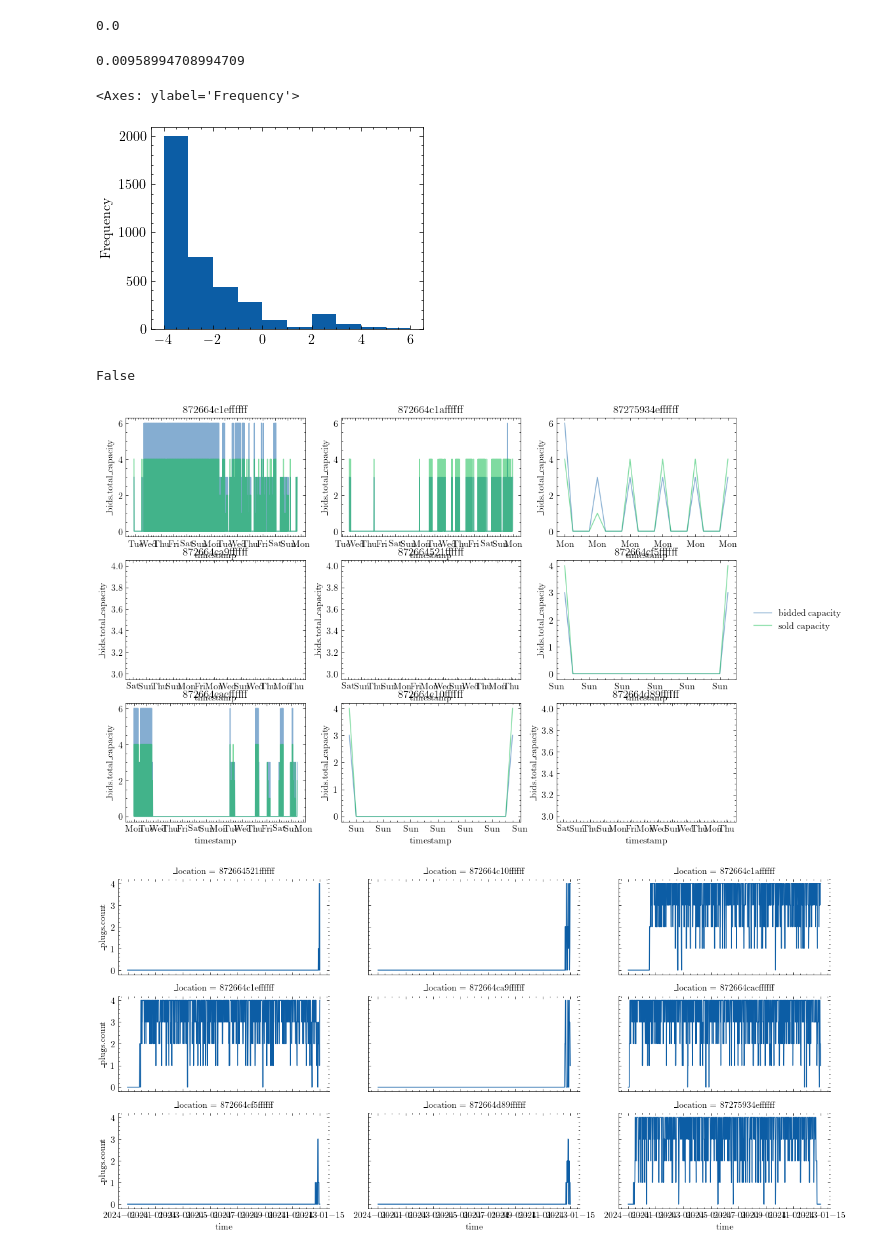
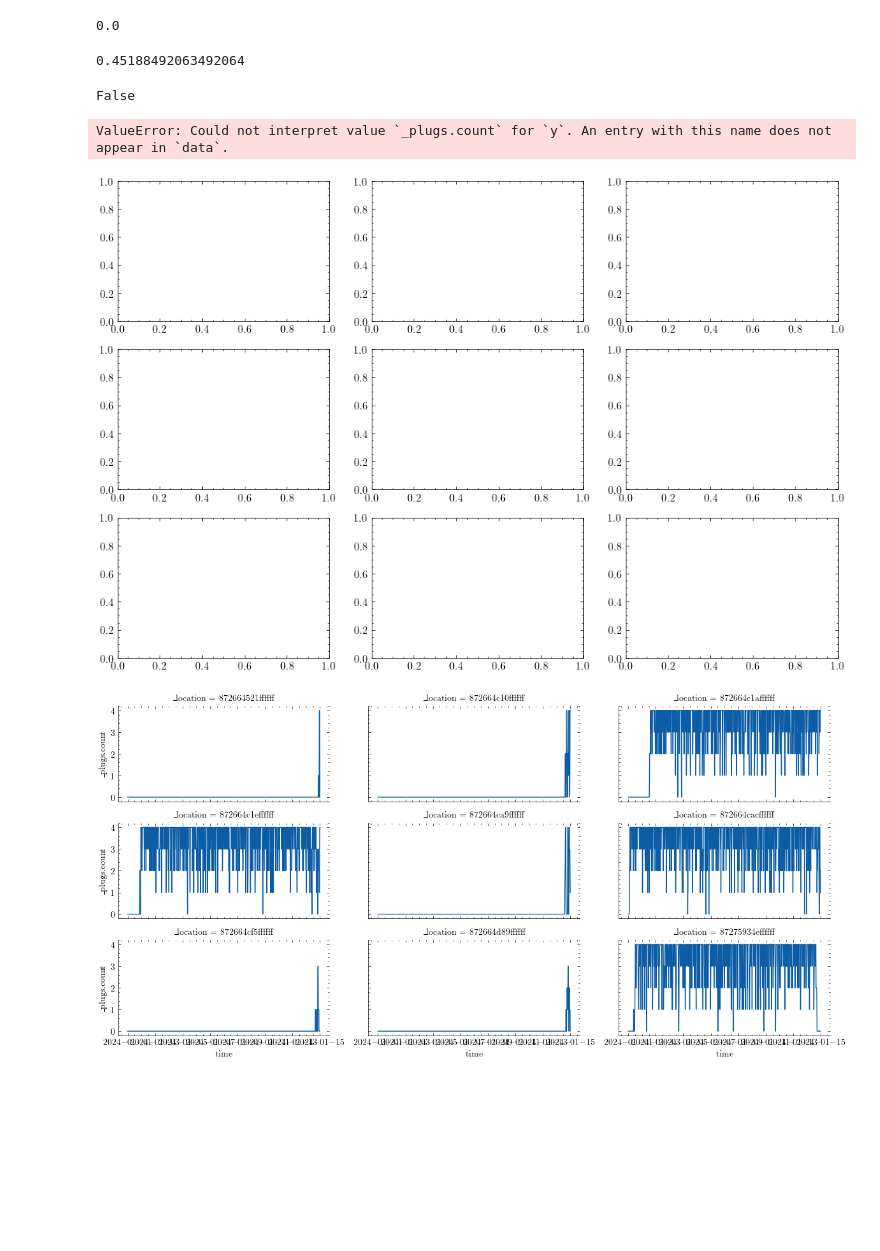
Before and after one commit to IS3UniCologne/urban-mobility-simulation, a Jupyter notebook: resources/scripts/simulation_analysis/shared_charging.ipynb, the cells around one changed output. Drawn from its saved outputs; the diff is of its cells as text; code cells hidden in the pictures; blank space fills up the shorter version.

```diff
--- a/resources/scripts/simulation_analysis/shared_charging.ipynb
+++ b/resources/scripts/simulation_analysis/shared_charging.ipynb
@@ -302,7 +302,7 @@ ax.xaxis.set_major_formatter(mdates.DateFormatter('%a %H:%M'))
 # %%
 charging_station_tracking_coordinated.sort_values(by=['time', '_location'], inplace=True)
 g = sns.relplot(
-    data=charging_station_tracking_coordinated, x='time', y='_plugs.count', col='_location', kind='line', col_wrap=3, height=2)
+    data=charging_station_tracking_coordinated, x='time', y='_plugs.count', col='_location', kind='line', col_wrap=3, height=2, aspect=2)
 
 axes = g.axes.flat
 
@@ -388,14 +401,9 @@ np.mean((capa['_bids.total_capacity'] == 0) & (capa['_result.capacity'] > 0))
 # %% [output]
 0.0
 # %%
-np.mean(capa['_bids.total_capacity'] < capa['_result.capacity'])
+np.mean(capa['_result.capacity'] < capa['_plugs.count'])
 # %% [output]
-0.00958994708994709
+0.45188492063492064
-# %%
-(capa['_bids.total_capacity'] - capa['_plugs.count']).plot(kind='hist')
-# %% [output]
-<Axes: ylabel='Frequency'>
-[figure, removed]
 # %%
 any(charging_station_tracking_coordinated['_plugs.count'] > 4)
 # %% [output]
@@ -403,20 +411,21 @@ False
 # %%
 fig, ax = plt.subplots(3,3, figsize=(12, 8))
 
 for i, s in enumerate(station_locations):
     a = ax[(i // 3)][i % 3]
     # print(f"[{(i // 3)}][{i % 3}]")
 
-    sns.lineplot(data=auction_capa[auction_capa['location'] == s], x='timestamp', y='_bids.total_capacity', label='bidded capacity', ax=a, legend=False, alpha = 0.5)
+    sns.lineplot(data=auction_capa[auction_capa['location'] == s], x='timestamp', y='_plugs.count', label='used capacity', ax=a, legend=False, alpha = 0.5)
     sns.lineplot(data=auction_capa[auction_capa['location'] == s], x='timestamp', y='_result.capacity', label='sold capacity', ax=a, legend=False, alpha=0.5)
     a.set_title(s)
     a.xaxis.set_major_locator(mdates.AutoDateLocator(maxticks=SIM_DAYS))
     a.xaxis.set_major_formatter(mdates.DateFormatter('%a'))
 
     if i == 5:
         a.legend(bbox_to_anchor=(1.05, 0.5), loc='center left')
 # %% [output]
+ValueError: Could not interpret value `_plugs.count` for `y`. An entry with this name does not appear in `data`.
-[figure, old version]
+[figure, new version]
 # %%
 sns.relplot(data=charging_capa, x='time', y='_plugs.count', col='_location', kind='line', col_wrap=3, height=2, aspect=2)
 sns.relplot(data=auction_capa, x='timestamp', y='_result.capacity', col='location', kind='line', col_wrap=3, height=2, aspect=2)
```
Also changed, not shown: parts of 18 cells of this notebook, 2 other files.
